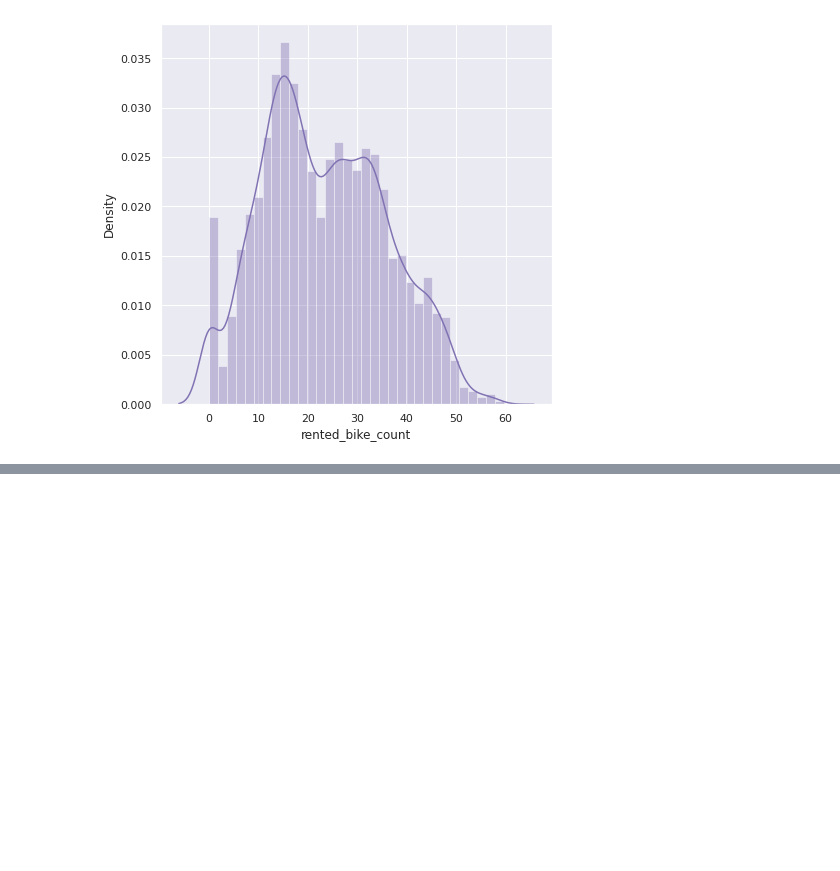
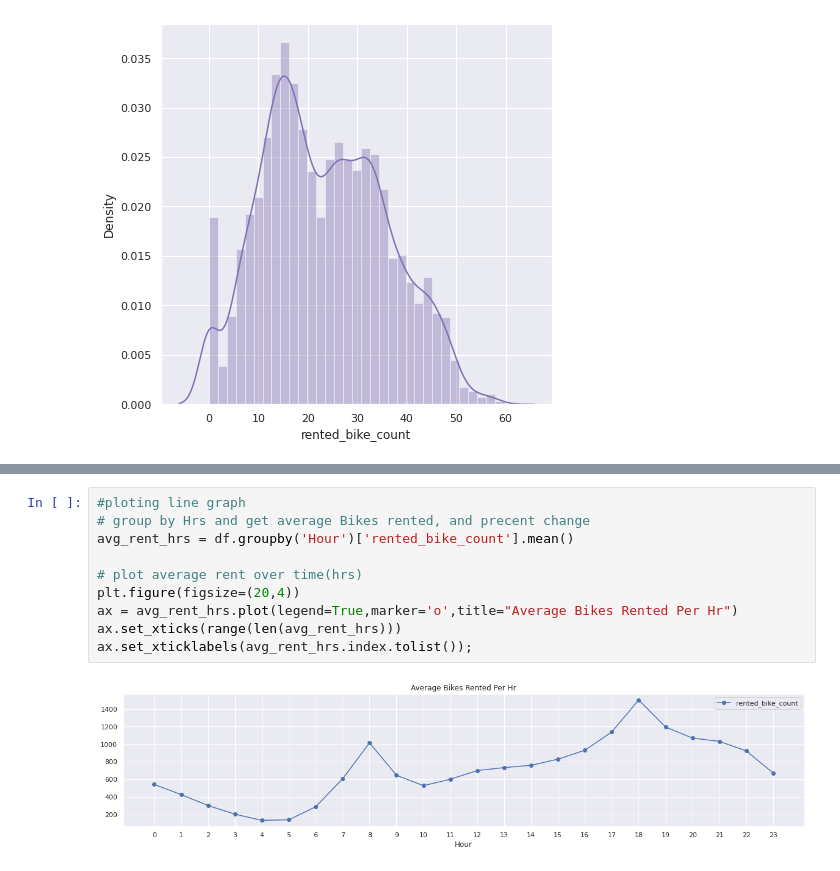
Before and after one commit to FarazAhmad2/Bike-Sharing-Demand-Prediction, a Jupyter notebook: Bike_Sharing_Demand_Prediction_Capstone_Project.ipynb, the cells around one changed output, grey strips where cells are left out. Drawn from its saved outputs; the diff is of its cells as text; blank space fills up the shorter version.

```diff
--- a/Bike_Sharing_Demand_Prediction_Capstone_Project.ipynb
+++ b/Bike_Sharing_Demand_Prediction_Capstone_Project.ipynb
@@ -203,0 +298,12 @@ sns.heatmap(correlation, annot=True, cmap='Spectral_r')
+# %%
+#ploting line graph
+# group by Hrs and get average Bikes rented, and precent change
+avg_rent_hrs = df.groupby('Hour')['rented_bike_count'].mean()
+
+# plot average rent over time(hrs)
+plt.figure(figsize=(20,4))
+ax = avg_rent_hrs.plot(legend=True,marker='o',title="Average Bikes Rented Per Hr")
+ax.set_xticks(range(len(avg_rent_hrs)))
+ax.set_xticklabels(avg_rent_hrs.index.tolist());
+# %% [output]
+[figure, added]
```
Also changed, not shown: parts of 19 cells of this notebook.
